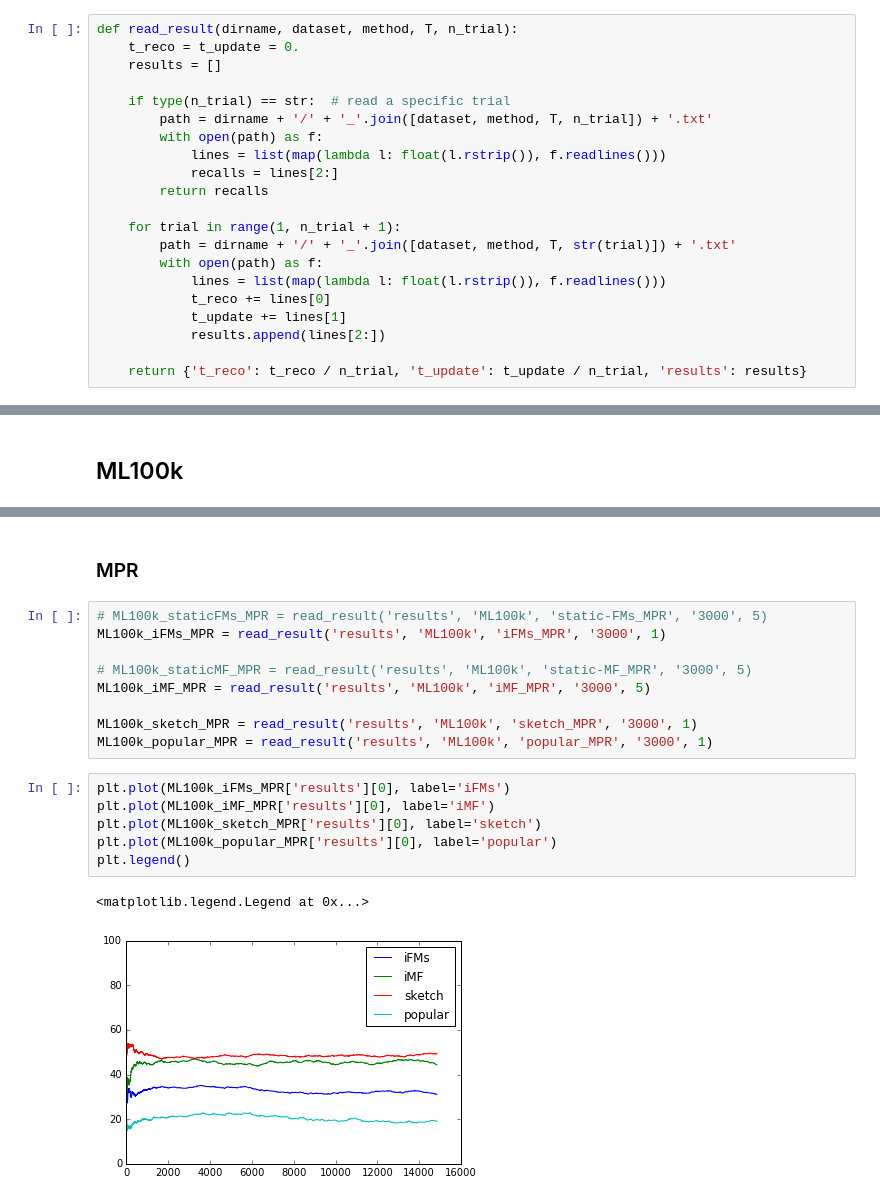
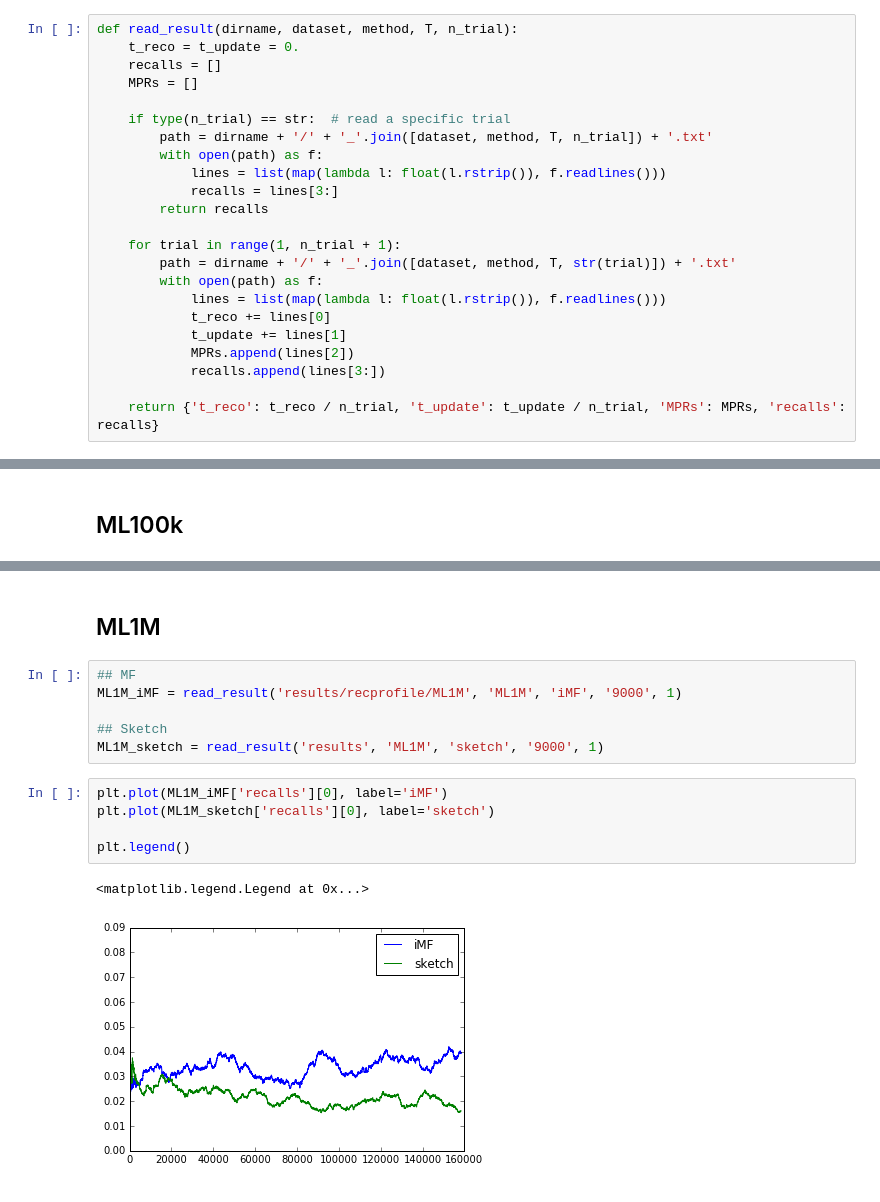
Before and after one commit to takuti/stream-recommender, a Jupyter notebook: paper-sketch.ipynb, the cells around one changed output, grey strips where cells are left out. Cells and saved outputs as stored; diff of their text form.

```diff
--- a/paper-sketch.ipynb
+++ b/paper-sketch.ipynb
@@ -49,13 +49,14 @@ for i in range(len(colors)):
 # %%
 def read_result(dirname, dataset, method, T, n_trial):
     t_reco = t_update = 0.
-    results = []
+    recalls = []
+    MPRs = []
 
     if type(n_trial) == str:  # read a specific trial
         path = dirname + '/' + '_'.join([dataset, method, T, n_trial]) + '.txt'
         with open(path) as f:
             lines = list(map(lambda l: float(l.rstrip()), f.readlines()))
-            recalls = lines[2:]
+            recalls = lines[3:]
         return recalls
 
     for trial in range(1, n_trial + 1):
@@ -64,9 +65,10 @@ def read_result(dirname, dataset, method, T, n_trial):
             lines = list(map(lambda l: float(l.rstrip()), f.readlines()))
             t_reco += lines[0]
             t_update += lines[1]
-            results.append(lines[2:])
+            MPRs.append(lines[2])
+            recalls.append(lines[3:])
 
-    return {'t_reco': t_reco / n_trial, 't_update': t_update / n_trial, 'results': results}
+    return {'t_reco': t_reco / n_trial, 't_update': t_update / n_trial, 'MPRs': MPRs, 'recalls': recalls}
 # %%
 def show_results(MF, iMF, FMs, iFMs, sketch):
     print('static MF')
@@ -247,20 +234,16 @@ recall: mean (±std) = 0.025 (±0.005)
 # %% [markdown]
-### MPR
+## ML1M
-# %%
-# ML100k_staticFMs_MPR = read_result('results', 'ML100k', 'static-FMs_MPR', '3000', 5)
-ML100k_iFMs_MPR = read_result('results', 'ML100k', 'iFMs_MPR', '3000', 1)
-
-# ML100k_staticMF_MPR = read_result('results', 'ML100k', 'static-MF_MPR', '3000', 5)
-ML100k_iMF_MPR = read_result('results', 'ML100k', 'iMF_MPR', '3000', 5)
-
-ML100k_sketch_MPR = read_result('results', 'ML100k', 'sketch_MPR', '3000', 1)
-ML100k_popular_MPR = read_result('results', 'ML100k', 'popular_MPR', '3000', 1)
+# %%
+## MF
+ML1M_iMF = read_result('results/recprofile/ML1M', 'ML1M', 'iMF', '9000', 1)
+
+## Sketch
+ML1M_sketch = read_result('results', 'ML1M', 'sketch', '9000', 1)
 # %%
-plt.plot(ML100k_iFMs_MPR['results'][0], label='iFMs')
-plt.plot(ML100k_iMF_MPR['results'][0], label='iMF')
-plt.plot(ML100k_sketch_MPR['results'][0], label='sketch')
-plt.plot(ML100k_popular_MPR['results'][0], label='popular')
+plt.plot(ML1M_iMF['recalls'][0], label='iMF')
+plt.plot(ML1M_sketch['recalls'][0], label='sketch')
+
 plt.legend()
 # %% [output]
 <matplotlib.legend.Legend at 0x...>
-[figure, old version]
+[figure, new version]
```
Also changed, not shown: parts of 19 cells of this notebook.
